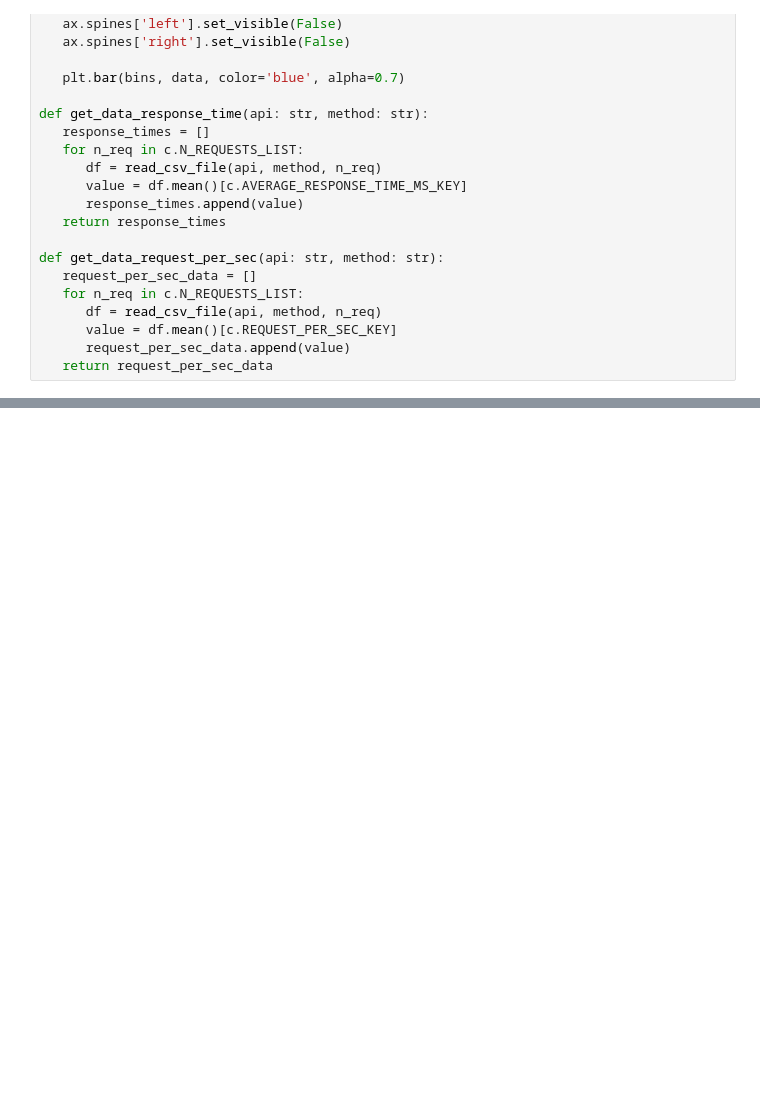
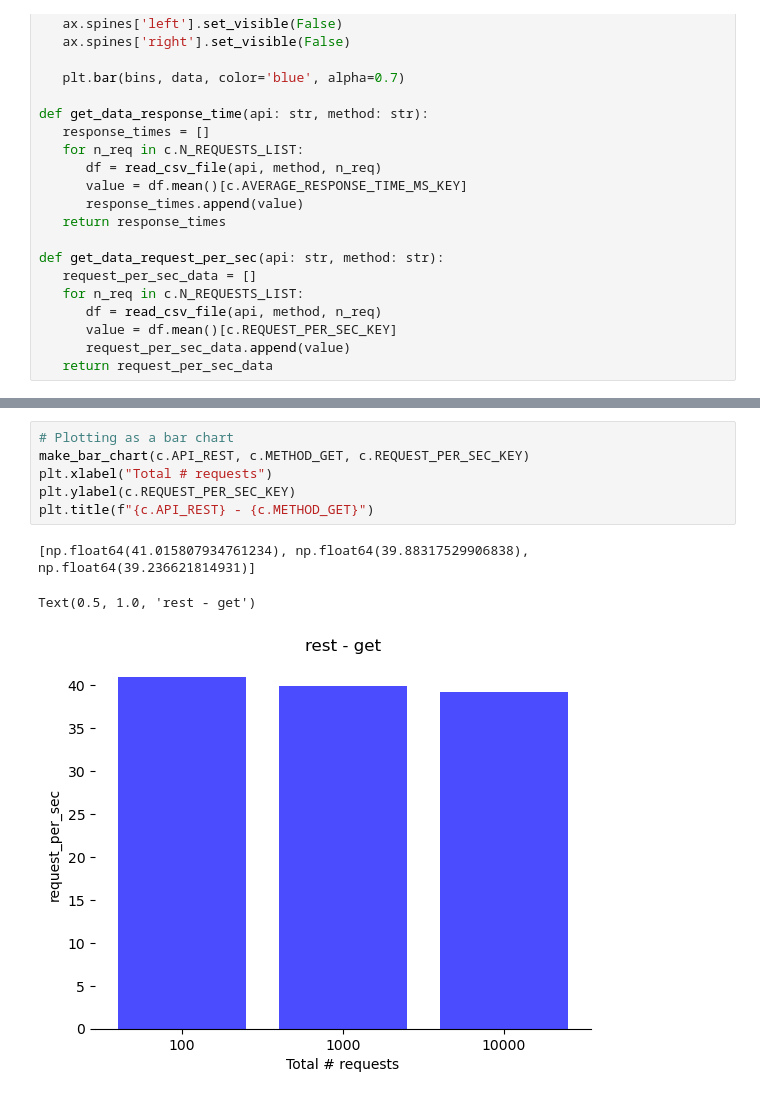
Before and after one commit to xXPinkmagicXx/prototype, a Jupyter notebook: visualize.ipynb, the cells around one changed output, grey strips where cells are left out. Saved outputs shown, nothing was run; the diff lists cells and outputs as text; blank space fills up the shorter version.

```diff
--- a/visualize.ipynb
+++ b/visualize.ipynb
@@ -73,0 +111,10 @@ Text(0.5, 1.0, 'grpcget')
+# %%
+# Plotting as a bar chart
+make_bar_chart(c.API_REST, c.METHOD_GET, c.REQUEST_PER_SEC_KEY)
+plt.xlabel("Total # requests")
+plt.ylabel(c.REQUEST_PER_SEC_KEY)
+plt.title(f"{c.API_REST} - {c.METHOD_GET}")
+# %% [output]
+[np.float64(41.015807934761234), np.float64(39.88317529906838), np.float64(39.236621814931)]
+Text(0.5, 1.0, 'rest - get')
+[figure, added]
```
Also changed, not shown: parts of 4 cells of this notebook, 13 other files.
